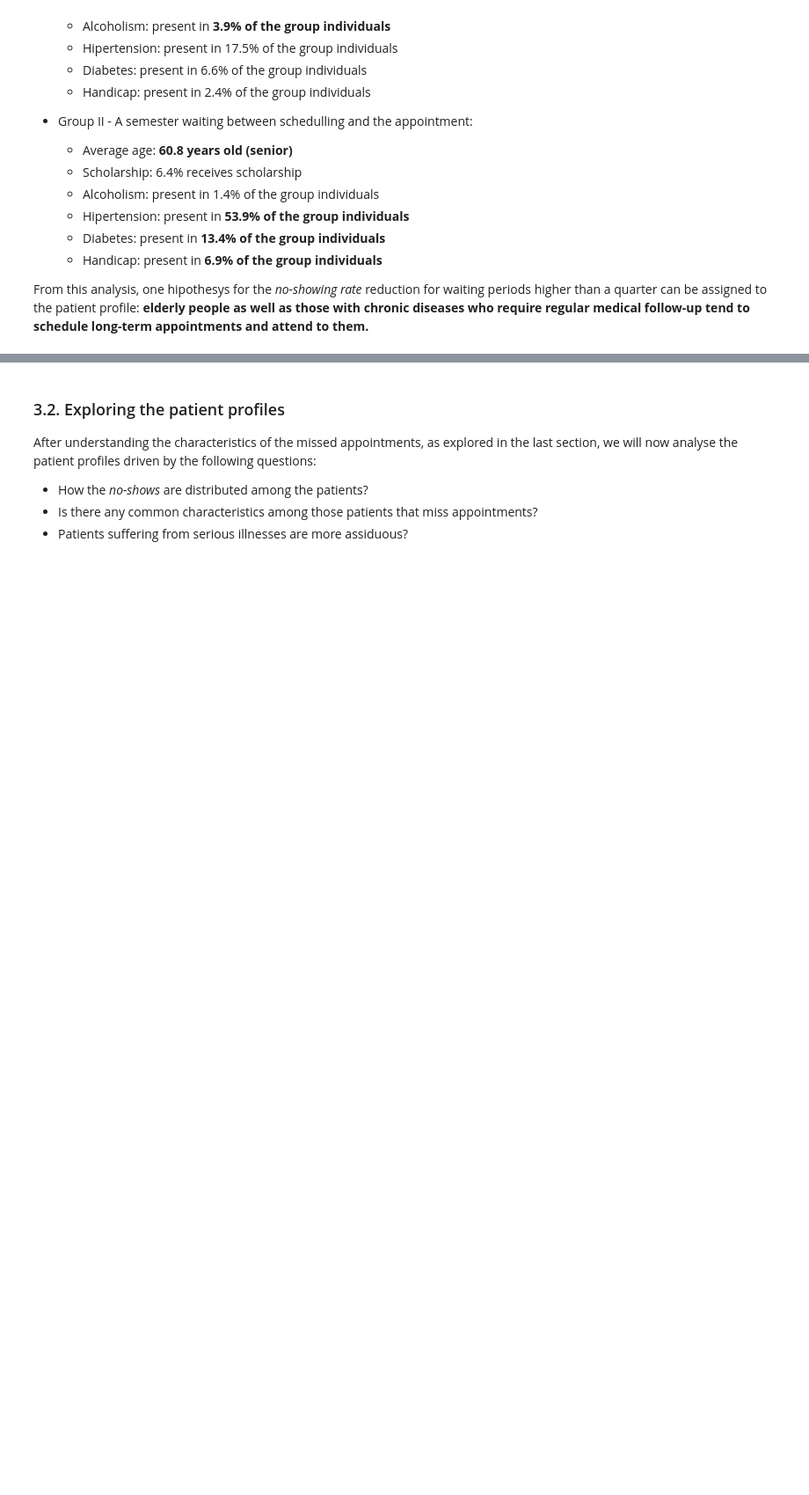
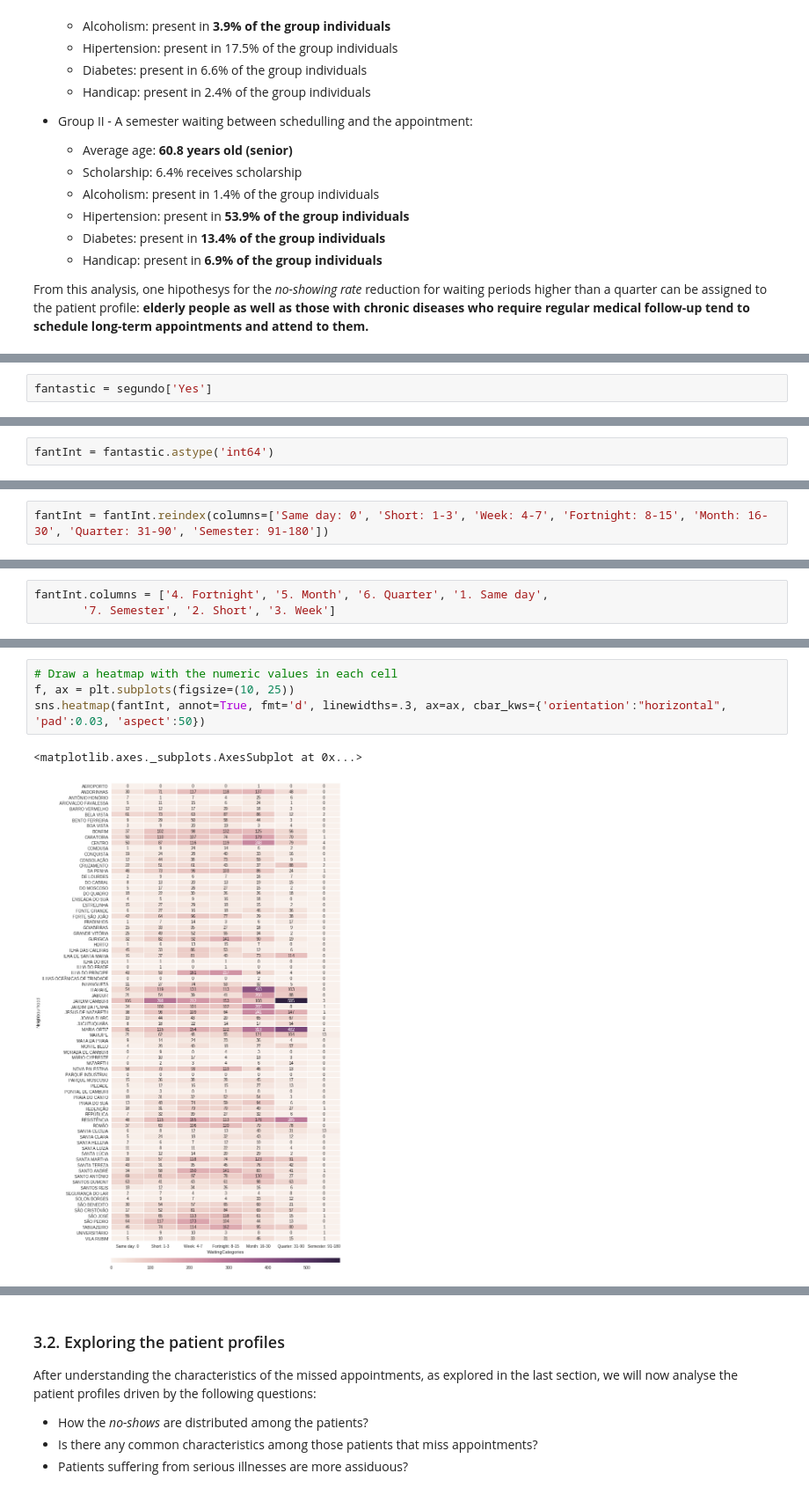
Before and after one commit to tbnsilveira/DAND-IntroDataAnalysis, a Jupyter notebook: tbnsilveira_Project01_InvestigateDataset.ipynb, the cells around one changed output, grey strips where cells are left out. Shown at 88% size. Saved outputs shown, nothing was run; the diff lists cells and outputs as text; blank space fills up the shorter version.

```diff
--- a/tbnsilveira_Project01_InvestigateDataset.ipynb
+++ b/tbnsilveira_Project01_InvestigateDataset.ipynb
@@ -747,0 +840,2 @@ From this analysis, one hipothesys for the *no-showing rate* reduction for waiti
+# %%
+fantastic = segundo['Yes']
@@ -747,0 +998,2 @@ From this analysis, one hipothesys for the *no-showing rate* reduction for waiti
+# %%
+fantInt = fantastic.astype('int64')
@@ -747,0 +1011,2 @@ From this analysis, one hipothesys for the *no-showing rate* reduction for waiti
+# %%
+fantInt = fantInt.reindex(columns=['Same day: 0', 'Short: 1-3', 'Week: 4-7', 'Fortnight: 8-15', 'Month: 16-30', 'Quarter: 31-90', 'Semester: 91-180'])
@@ -747,0 +1019,3 @@ From this analysis, one hipothesys for the *no-showing rate* reduction for waiti
+# %%
+fantInt.columns = ['4. Fortnight', '5. Month', '6. Quarter', '1. Same day',
+       '7. Semester', '2. Short', '3. Week']
@@ -747,0 +1032,7 @@ From this analysis, one hipothesys for the *no-showing rate* reduction for waiti
+# %%
+# Draw a heatmap with the numeric values in each cell
+f, ax = plt.subplots(figsize=(10, 25))
+sns.heatmap(fantInt, annot=True, fmt='d', linewidths=.3, ax=ax, cbar_kws={'orientation':"horizontal", 'pad':0.03, 'aspect':50})
+# %% [output]
+<matplotlib.axes._subplots.AxesSubplot at 0x...>
+[figure, added]
```
Also changed, not shown: parts of 39 cells of this notebook.
